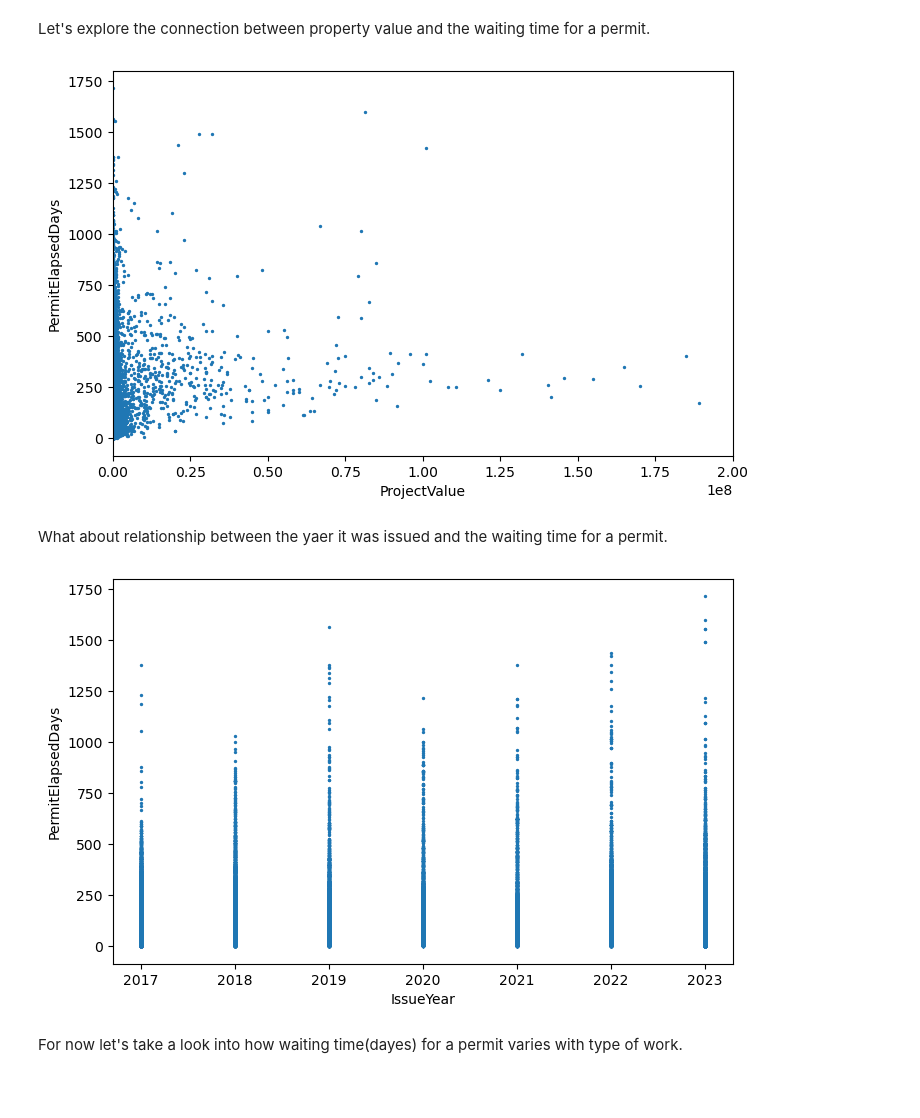
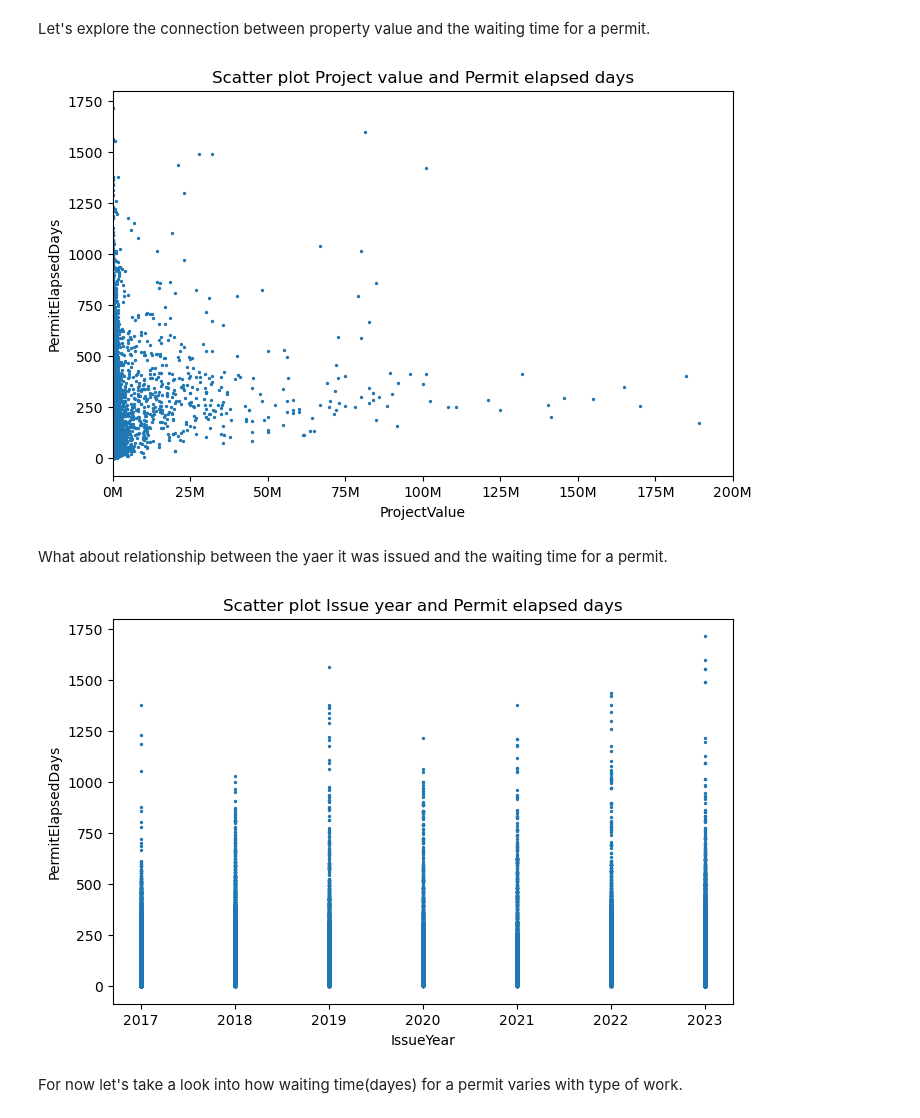
Before and after one commit to tmozgach/brainstation_capstone_building_permits, a Jupyter notebook: EDA_building_permits.ipynb, the cells around one changed output. Saved outputs shown, nothing was run; the diff lists cells and outputs as text; code cells hidden in the pictures; blank space fills up the shorter version.

```diff
--- a/EDA_building_permits.ipynb
+++ b/EDA_building_permits.ipynb
@@ -59,0 +49,10 @@ df.head()
+# %%
+df = pd.read_csv('issued-building-permits.csv', delimiter=";")
+df = df[df['IssueYear'] != 2024]
+# There may be some loss of quality from data entry errors and omissions,
+# in particular where the original application date was prior to May 2016 (when permit software changed).
+df = df[df['IssueYear'] != 2013]
+df = df[df['IssueYear'] != 2014]
+df = df[df['IssueYear'] != 2015]
+df = df[df['IssueYear'] != 2016]
+df.head()
@@ -455,28 +471,37 @@ Name: ProjectValue, dtype: float64
 # %% [markdown]
 Let's explore the connection between property value and the waiting time for a permit.
 # %%
+from matplotlib.ticker import FuncFormatter
+
+def millions_formatter(x, pos):
+    return f'{x / 1e6:.0f}M'
+
 plt.figure(figsize=(8, 5))
 
 # using the size parameter to help readability
 plt.scatter(df['ProjectValue'], df['PermitElapsedDays'], s=2, )
 plt.xlabel('ProjectValue')
 plt.ylabel('PermitElapsedDays')
+plt.title('Scatter plot Project value and Permit elapsed days')
 plt.xlim(0, 200000000)
+plt.gca().xaxis.set_major_formatter(FuncFormatter(millions_formatter))
+
 plt.show()
 # %% [output]
-[figure, old version]
+[figure, new version]
 # %% [markdown]
 What about relationship between the yaer it was issued and the waiting time for a permit.
 # %%
 plt.figure(figsize=(8, 5))
 
 # using the size parameter to help readability
 plt.scatter(df['IssueYear'], df['PermitElapsedDays'], s=2, )
 plt.xlabel('IssueYear')
 plt.ylabel('PermitElapsedDays')
+plt.title('Scatter plot Issue year and Permit elapsed days')
 plt.show()
 # %% [output]
-[figure, old version]
+[figure, new version]
 # %% [markdown]
 For now let's take a look into how waiting time(dayes) for a permit varies with type of work.
 # %%
```
Also changed, not shown: parts of 15 cells of this notebook, 1 other file.
